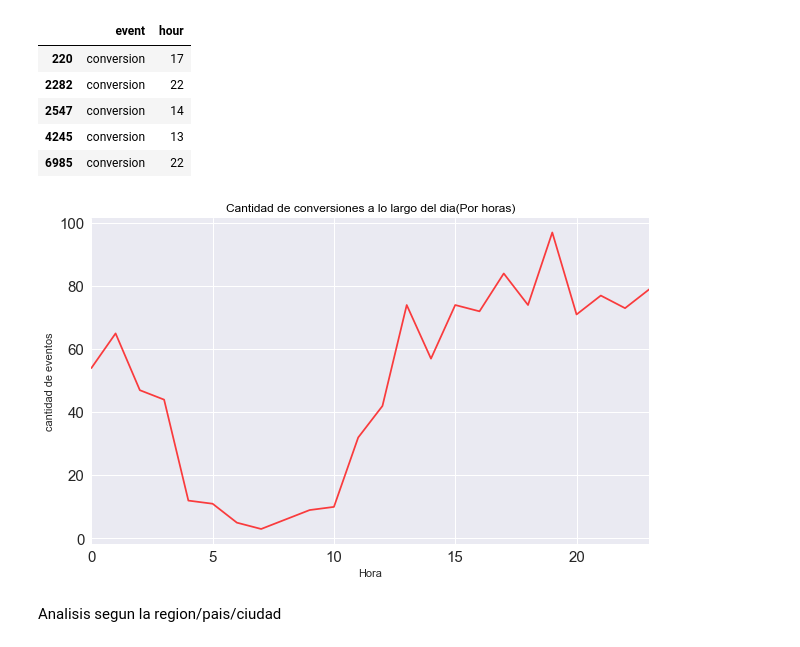
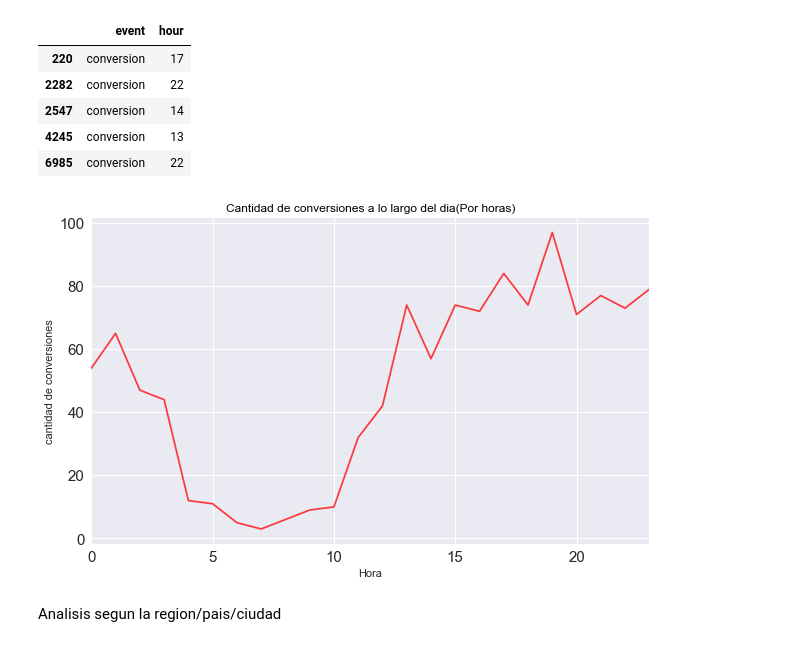
Before and after one commit to fonse451/Datos, a Jupyter notebook: AnalisisExploratorio-Trocafone.ipynb, the cells around one changed output. Cells and saved outputs as stored; diff of their text form; code cells hidden in the pictures.

```diff
--- a/AnalisisExploratorio-Trocafone.ipynb
+++ b/AnalisisExploratorio-Trocafone.ipynb
@@ -849,21 +849,21 @@ hourseventsconversion.head()
 # %%
 
 f = plt.figure()
 
 plt.title ('Cantidad de conversiones a lo largo del dia(Por horas)',color='black')
 
 
 ax= hourseventsconversion["hour"].value_counts().sort_index().plot(kind='line', figsize=(10,6) ,alpha=0.75, color='red' )
 ax.set_xlabel('Hora')
-ax.set_ylabel("cantidad de eventos")
+ax.set_ylabel("cantidad de conversiones")
 
 plt.xticks(size = 15)
 plt.yticks(size = 15)
 #plt.show()
 
 plt.savefig('cantidad de conversiones a lo largo del dia',bbox_inches='tight')
 # %% [output]
-[figure, old version]
+[figure, new version]
 # %% [markdown]
 Analisis segun la region/pais/ciudad
 # %%
```
Also changed, not shown: parts of 1 cell of this notebook, 1 other file.
